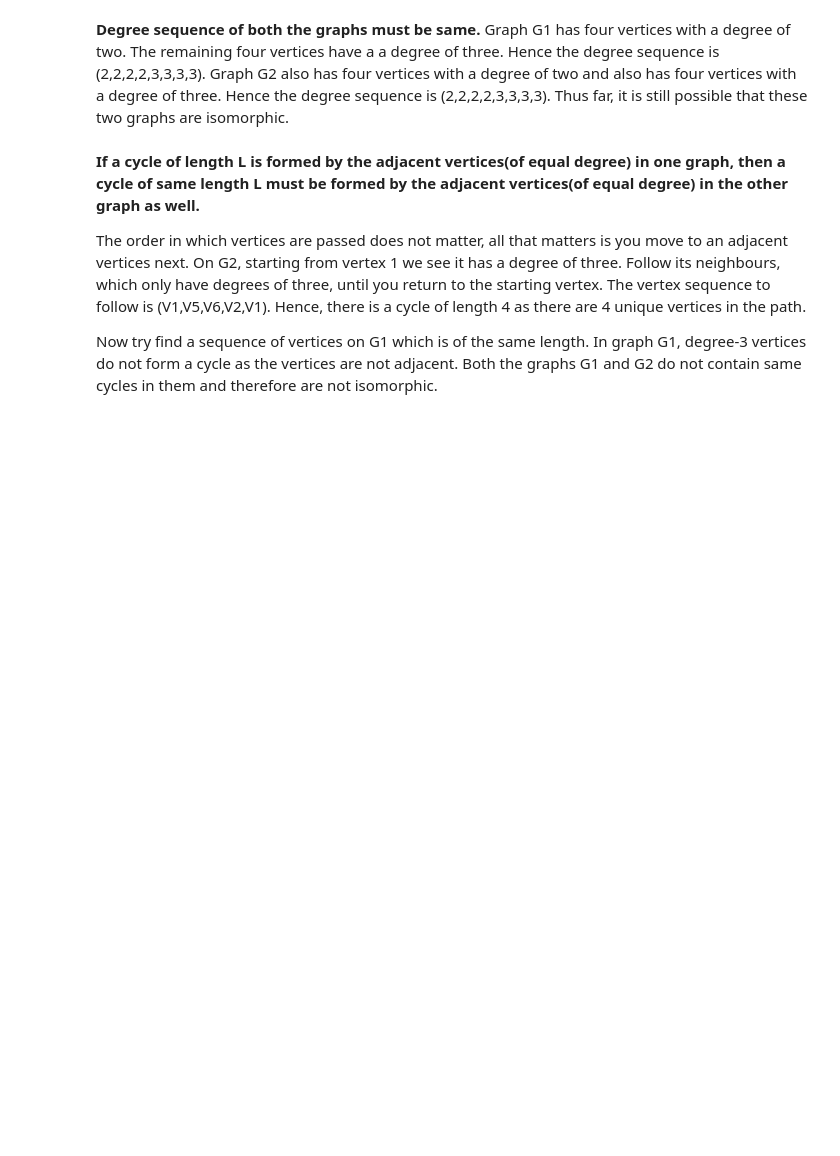
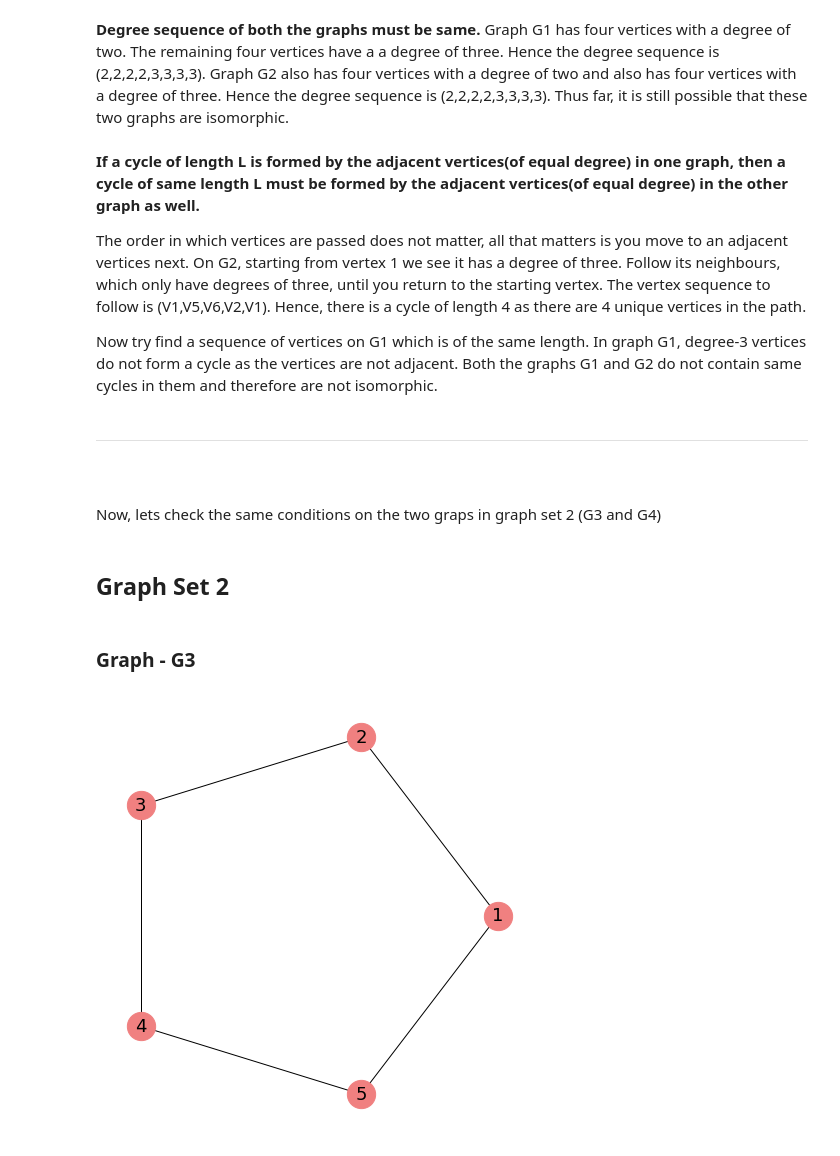
Before and after one commit to codeBySvet/Graph_Theory, a Jupyter notebook: graph-isomorphism.ipynb, the cells around one changed output. Saved outputs shown, nothing was run; the diff lists cells and outputs as text; code cells hidden in the pictures; blank space fills up the shorter version.

Commit message:
Added two new graphs to test isomorphism

```diff
--- a/graph-isomorphism.ipynb
+++ b/graph-isomorphism.ipynb
@@ -155,3 +155,26 @@ Thus far, it is still possible that these two graphs are isomorphic.
 The order in which vertices are passed does not matter, all that matters is you move to an adjacent vertices next. On G2, starting from vertex 1 we see it has a degree of three. Follow its neighbours, which only have degrees of three, until you return to the starting vertex. The vertex sequence to follow is (V1,V5,V6,V2,V1). Hence, there is a cycle of length 4 as there are 4 unique vertices in the path.
 
 Now try find a sequence of vertices on G1 which is of the same length. In graph G1, degree-3 vertices do not form a cycle as the vertices are not adjacent. Both the graphs G1 and G2 do not contain same cycles in them and therefore are not isomorphic.
+# %% [markdown]
+<hr>
+<br>
+# %% [markdown]
+Now, lets check the same conditions on the two graps in graph set 2 (G3 and G4)
+# %% [markdown]
+## Graph Set 2
+# %% [markdown]
+### Graph - G3
+# %%
+# Create an empty graph.
+G3 = nx.Graph()
+
+# Create a set of edges.
+E = ((1, 2),(2,3),(3,4),(4,5),(5,1))
+
+# The nodes are created as required, based on E.
+G3.add_edges_from(E)
+
+# Draw G.
+nx.draw_circular(G3, **params)
+# %% [output]
+[figure, added]
```
Also changed, not shown: parts of 8 cells of this notebook.
